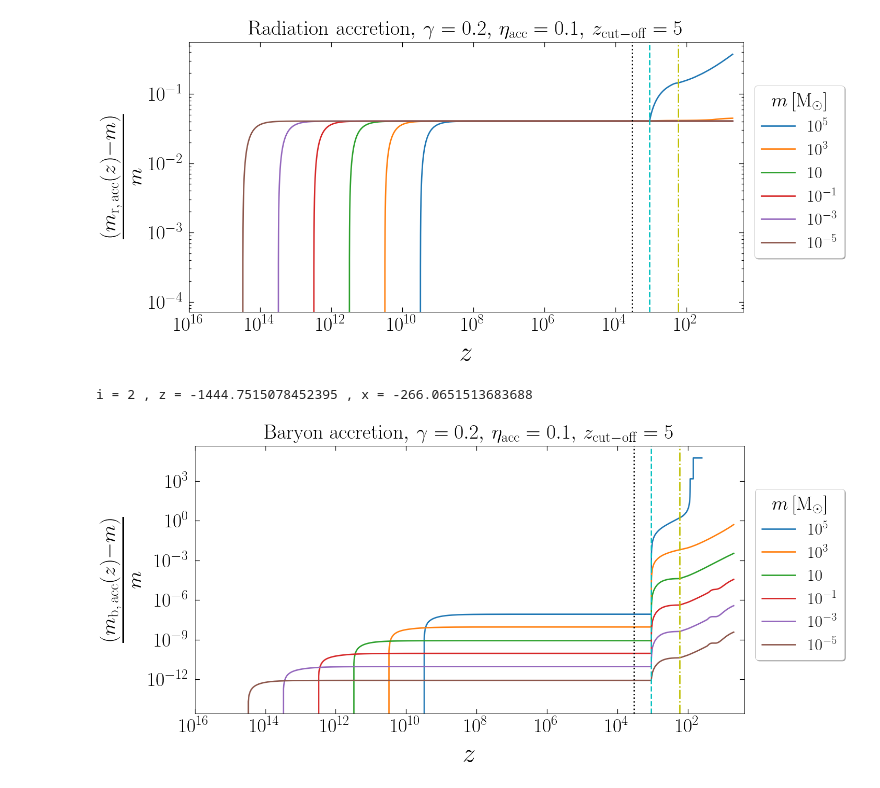
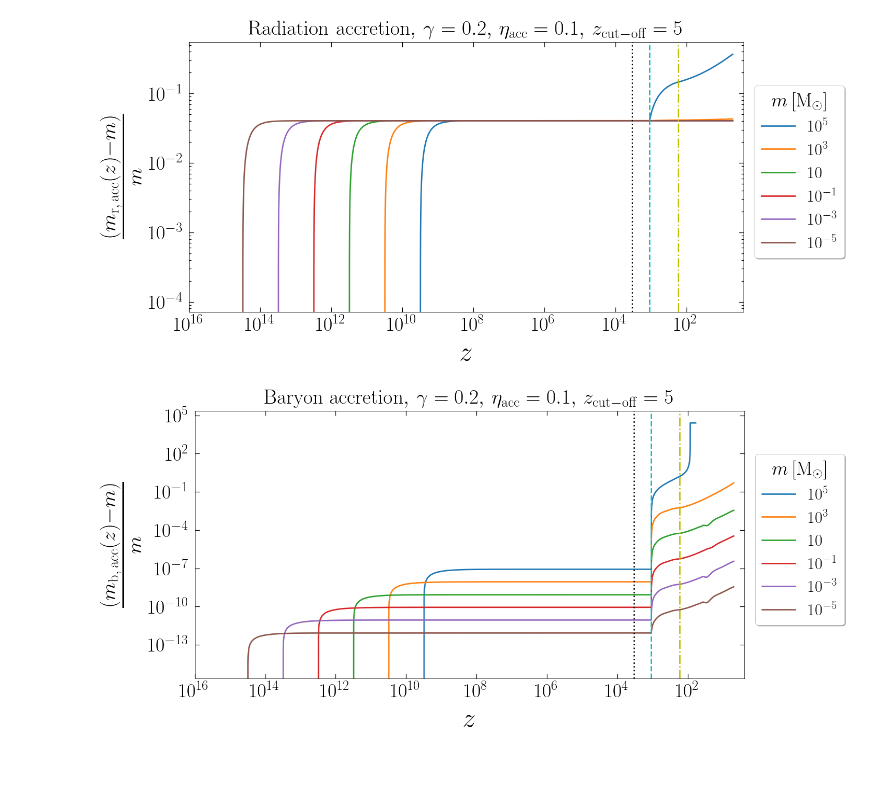
Before and after one commit to pratibhajangra591/project-2, a Jupyter notebook: acc_error_tracking.ipynb, the cells around one changed output. Saved outputs shown, nothing was run; the diff lists cells and outputs as text; code cells hidden in the pictures.

```diff
--- a/acc_error_tracking.ipynb
+++ b/acc_error_tracking.ipynb
@@ -188,14 +179,14 @@ plt.tick_params(axis = 'both', right=True, top=True, which = 'major', width= 1.2
 
 γ = 0.2
 z_cut = 5
-N = 1000
+N = 10000
 
 for i, (m1, color) in enumerate(zip(m1_arr, colors)):
     z_1i = z_pbh(m1,  γ)
     y_1i = m1
     z_cut_off1 = z_eq
     t1 = np.geomspace(z_1i, z_cut_off1, N)
-    sol1 = solve_ivp(m_bacc, t_span = [t1[0], t1[-1]], y0 = [y_1i],  t_eval = t1, rtol = 1e-5)
+    sol1 = solve_ivp(m_bacc, t_span = [t1[0], t1[-1]], y0 = [y_1i], method = 'DOP853', t_eval = t1)
     t1 = sol1.t
     y1 = sol1.y[0]
 
@@ -204,7 +195,7 @@ for i, (m1, color) in enumerate(zip(m1_arr, colors)):
     y_2i = y1[-1]
     z_cut_off2 = z_rec
     t2 = np.geomspace(z_2i, z_cut_off2, N)
-    sol2 = solve_ivp(m_bacc, t_span = [t2[0], t2[-1]], y0 = [y_2i],  t_eval = t2, rtol = 1e-5)
+    sol2 = solve_ivp(m_bacc, t_span = [t2[0], t2[-1]], y0 = [y_2i], method = 'DOP853', t_eval = t2)
     t2 = sol2.t
     y2 = sol2.y[0]
 
@@ -213,7 +204,7 @@ for i, (m1, color) in enumerate(zip(m1_arr, colors)):
     y_3i = y2[-1]
     z_cut_off3 = z_th
     t3 = np.geomspace(z_3i, z_cut_off3, N)
-    sol3 = solve_ivp(m_bacc, t_span = [t3[0], t3[-1]], y0 = [y_3i],  t_eval = t3, rtol = 1e-5)
+    sol3 = solve_ivp(m_bacc, t_span = [t3[0], t3[-1]], y0 = [y_3i], method = 'DOP853', t_eval = t3)
     t3 = sol3.t
     y3 = sol3.y[0]
 
@@ -221,64 +212,56 @@ for i, (m1, color) in enumerate(zip(m1_arr, colors)):
 
     z_4i = z_cut_off3
     y_4i = y3[-1]
-    z_cut_off4 = 70
+    z_cut_off4 = 60
     t4 = np.geomspace(z_4i, z_cut_off4, N)
-    sol4 = solve_ivp(m_bacc, t_span = [z_4i, z_cut_off4], y0 = [y_4i],  t_eval = t4, rtol = 1e-5)
+    sol4 = solve_ivp(m_bacc, t_span = [z_4i, z_cut_off4], y0 = [y_4i],  method = 'DOP853', t_eval = t4)
     t4 = sol4.t
     y4 = sol4.y[0]
 
 
     z_5i = z_cut_off4
     y_5i = y4[-1]
-    z_cut_off5 = 40
+    z_cut_off5 = z_cut
     t5 = np.geomspace(z_5i, z_cut_off5, N)
-    sol5 = solve_ivp(m_bacc, t_span = [t5[0], t5[-1]], y0 = [y_5i],  t_eval = t5, rtol = 1e-5)
+    sol5 = solve_ivp(m_bacc, t_span = [t5[0], t5[-1]], y0 = [y_5i],  method = 'DOP853', t_eval = t5)
     t5 = sol5.t
     y5 = sol5.y[0]
 
 
-    z_6i = z_cut_off5
-    y_6i = y5[-1]
-    z_cut_off6 = z_cut
-    t6 = np.geomspace(z_6i, z_cut, N)
-    sol6 = solve_ivp(m_bacc, t_span = [t6[0], t6[-1]], y0 = [y_6i],  t_eval = t6, rtol = 1e-5)
-    t6 = sol6.t
-    y6 = sol6.y[0]
 
 
 
-    T = np.concatenate((t1, t2, t3, t4, t5, t6), axis=None)
+    T = np.concatenate((t1, t2, t3, t4, t5), axis=None)
     #print("i =", i, "," , "z = ", T)
-    Y = np.concatenate((y1, y2, y3, y4, y5, y6), axis=None)
+    Y = np.concatenate((y1, y2, y3, y4, y5), axis=None)
 
     ax.loglog(T, ((Y - m1)/m1))
 
 
 
 
 
 
 plt.axvline(x = z_eq,  color = 'k',  linestyle = ':')
 plt.axvline(x = z_rec,  color = 'c',  linestyle = '--')
 plt.axvline(x = z_th,  color = 'y',  linestyle = '-.')
 ax.tick_params(axis='x', pad = 9.9)
 ax.tick_params(axis='y', pad = 9.9)
 
 
 plt.xticks(fontsize = 38)
 plt.yticks(fontsize = 38)
 plt.xlabel('$z$',fontsize = 52, labelpad = 14)
 plt.ylabel(r'$\frac{(m_\mathrm{b, \, acc}(z) - m)}{m} $',fontsize = 58, labelpad = 14)
 plt.legend(['$10^{5}$', r'$10^{3}$', '$10$',
             '$10^{-1}$', '$10^{-3}$', r'$10^{-5}$'],
            prop = {'size':32}, loc = (1.02, 0.2), shadow = True,
            title = '$m\, [\mathrm{M_{\odot}}]$' ,
            title_fontsize = 37, facecolor = 'white', fontsize = 65)
 plt.xlim(1e16, 0.5*z_cut)
 plt.xscale('log')
 plt.title(r'Baryon accretion$,\, \gamma = 0.2, \,\eta_\mathrm{acc} = 0.1, \, z_\mathrm{cut-off} = 5$', fontsize = 40, pad = 13)
 #plt.savefig('bacc_z_cutoff5.pdf', bbox_inches = 'tight')
 plt.show()
 # %% [output]
-i = 2 , z = -1444.7515078452395 , x = -266.0651513683688
-[figure, old version]
+[figure, new version]
```
Also changed, not shown: parts of 1 cell of this notebook.
